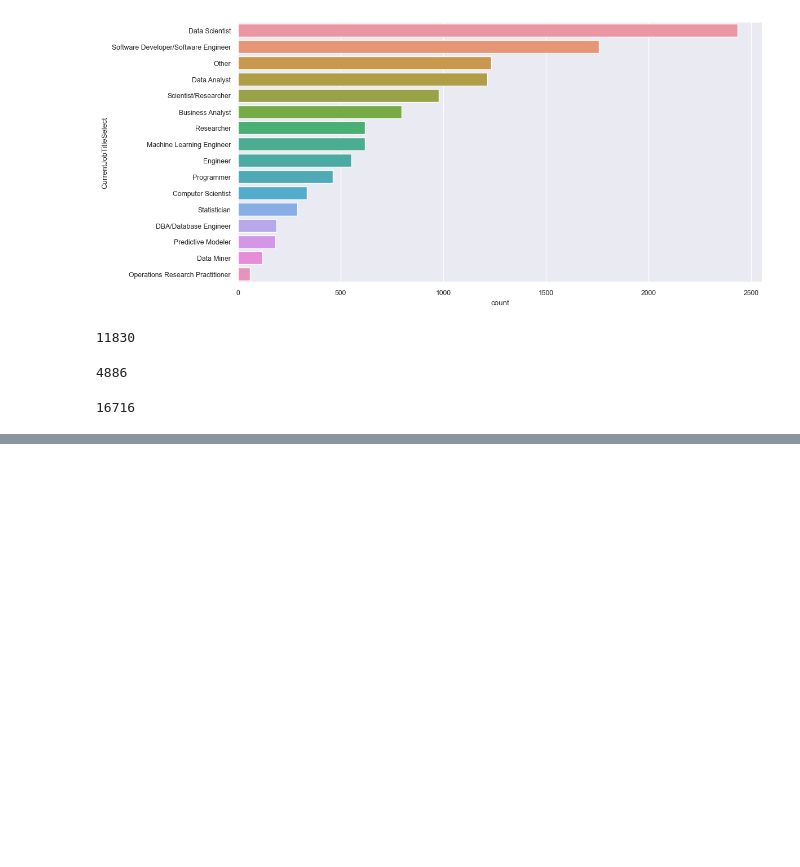
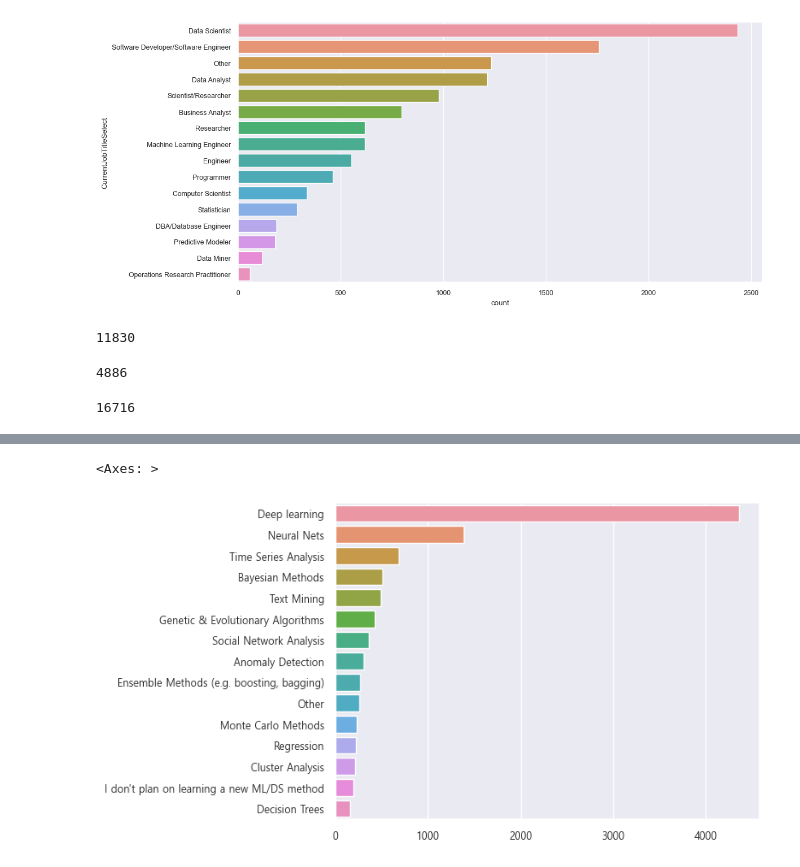
Before and after one commit to byulrim/KaggleExercise, a Jupyter notebook: kaggle_survey_2017_02.ipynb, the cells around one changed output, grey strips where cells are left out. Saved outputs shown, nothing was run; the diff lists cells and outputs as text; code cells hidden in the pictures; blank space fills up the shorter version.

```diff
--- a/kaggle_survey_2017_02.ipynb
+++ b/kaggle_survey_2017_02.ipynb
@@ -116,0 +197,5 @@ mca["CurrentJobTitleSelect"].notnull().count()
+# %%
+sns.barplot(y=data.index, x=data.values)
+# %% [output]
+<Axes: >
+[figure, added]
```
Also changed, not shown: parts of 12 cells of this notebook.
